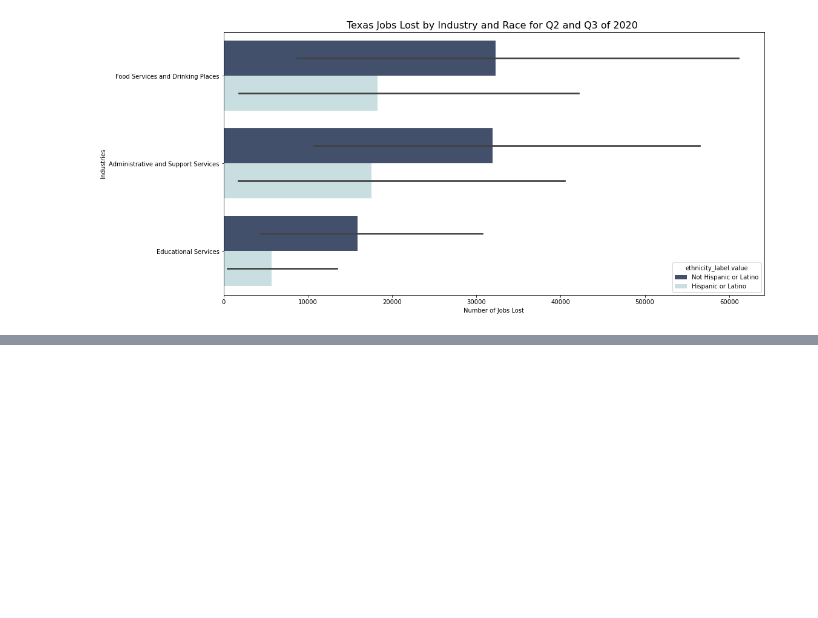
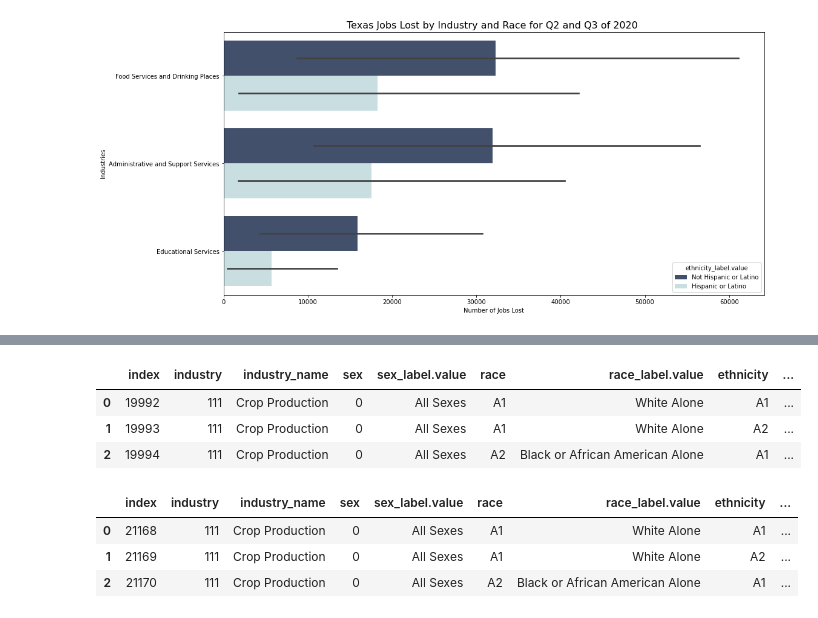
Before and after one commit to capstone-job-market-analysis/job-market-analysis, a Jupyter notebook: jeff_explore.ipynb, the cells around one changed output, grey strips where cells are left out. Saved outputs shown, nothing was run; the diff lists cells and outputs as text; code cells hidden in the pictures; blank space fills up the shorter version.

```diff
--- a/jeff_explore.ipynb
+++ b/jeff_explore.ipynb
@@ -1063,0 +972,14 @@ r_compare[r_compare.industry == 487]
+# %%
+r2.head(3)
+# %% [output]
+|  | index | industry | industry_name | sex | sex_label.value | race | race_label.value | ethnicity | ... |
+| 0 | 19992 | 111 | Crop Production | 0 | All Sexes | A1 | White Alone | A1 | ... |
+| 1 | 19993 | 111 | Crop Production | 0 | All Sexes | A1 | White Alone | A2 | ... |
+| 2 | 19994 | 111 | Crop Production | 0 | All Sexes | A2 | Black or African American Alone | A1 | ... |
+# %%
+r3.head(3)
+# %% [output]
+|  | index | industry | industry_name | sex | sex_label.value | race | race_label.value | ethnicity | ... |
+| 0 | 21168 | 111 | Crop Production | 0 | All Sexes | A1 | White Alone | A1 | ... |
+| 1 | 21169 | 111 | Crop Production | 0 | All Sexes | A1 | White Alone | A2 | ... |
+| 2 | 21170 | 111 | Crop Production | 0 | All Sexes | A2 | Black or African American Alone | A1 | ... |
```
Also changed, not shown: parts of 37 cells of this notebook, 1 other file.
